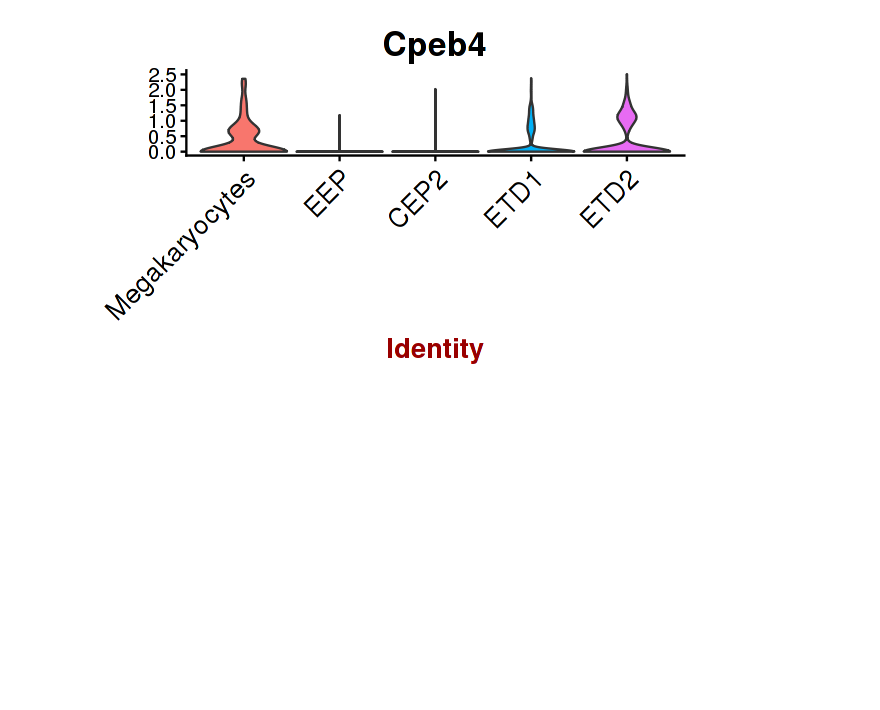
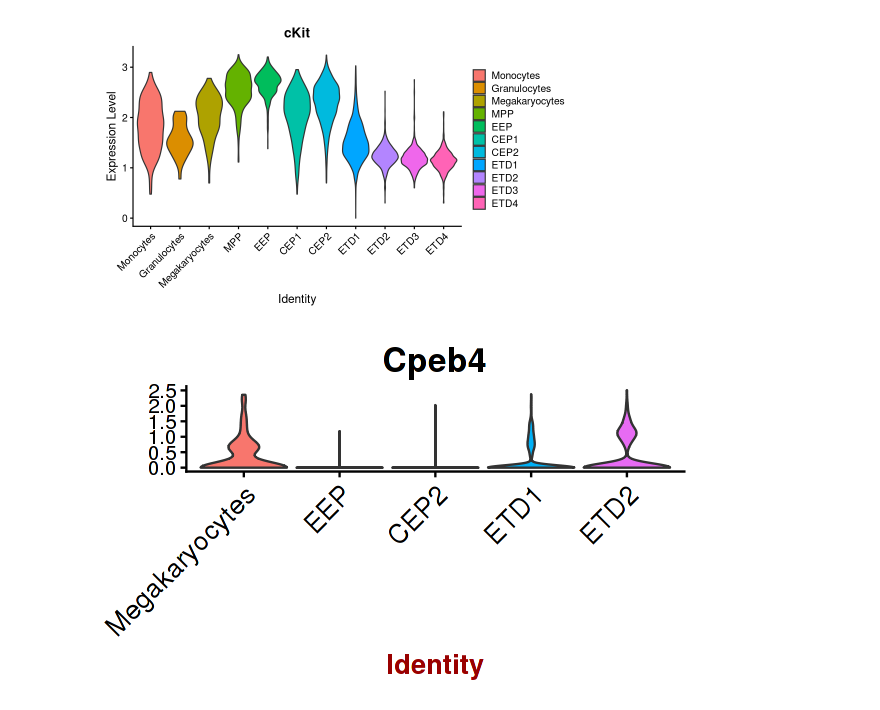
Before and after one commit to rbeagrie/alpha-tiledc, a Jupyter notebook: notebooks/02-CITE-seq/04-seurat-analysis.ipynb, the cells around one changed output. Saved outputs shown, nothing was run; the diff lists cells and outputs as text; code cells hidden in the pictures; blank space fills up the shorter version.

```diff
--- a/notebooks/02-CITE-seq/04-seurat-analysis.ipynb
+++ b/notebooks/02-CITE-seq/04-seurat-analysis.ipynb
@@ -67,3 +47,8 @@ VlnPlot(object = eryp, features.plot = c("Hbb-bt", "Hba-a2"),
+# %%
+DefaultAssay(eryp) <- "CITE"
+VlnPlot(object = eryp, features = c("cKit"), pt.size = 0)
+# %% [output]
+[figure, added]
 # %%
 VlnPlot(object = eryp, features.plot = c("Cpeb4"),
        x.lab.rot = TRUE, point.size.use=0,
```
Also changed, not shown: parts of 50 cells of this notebook, 5 other files.
